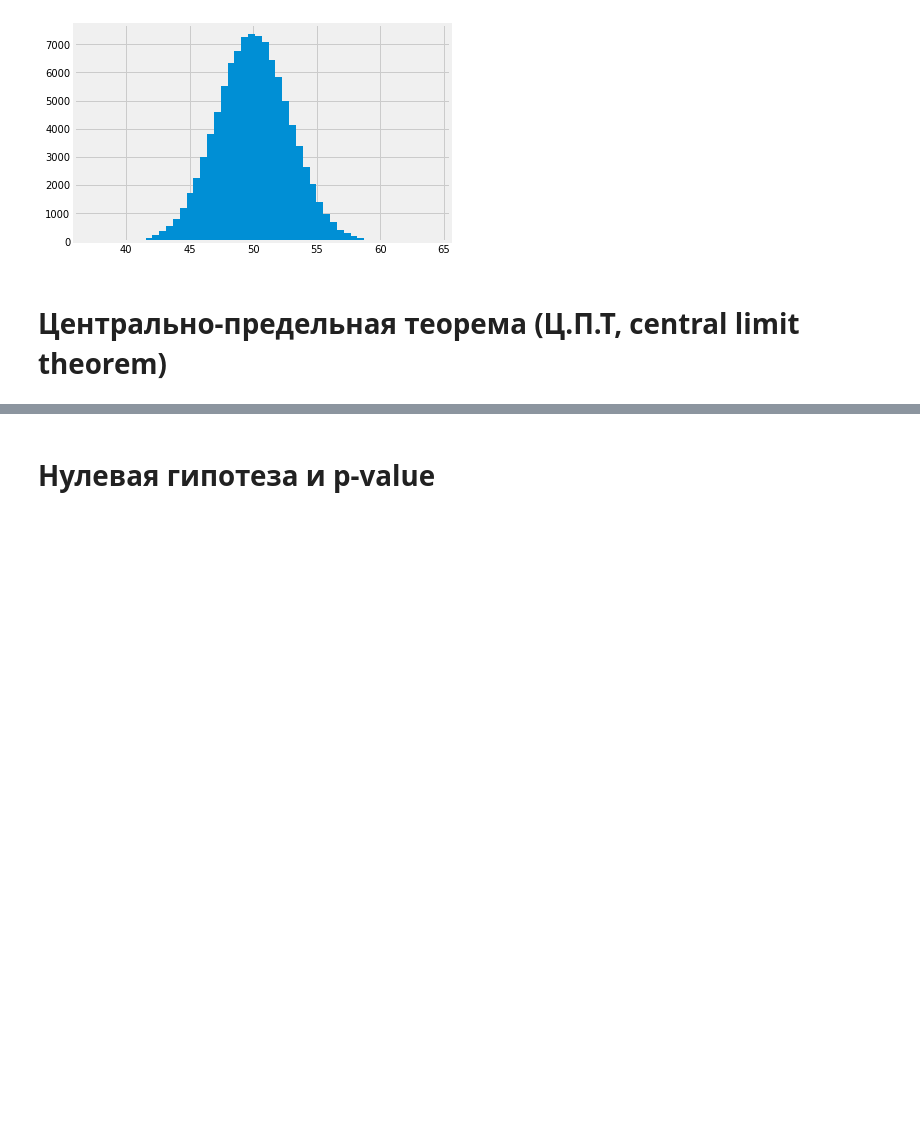
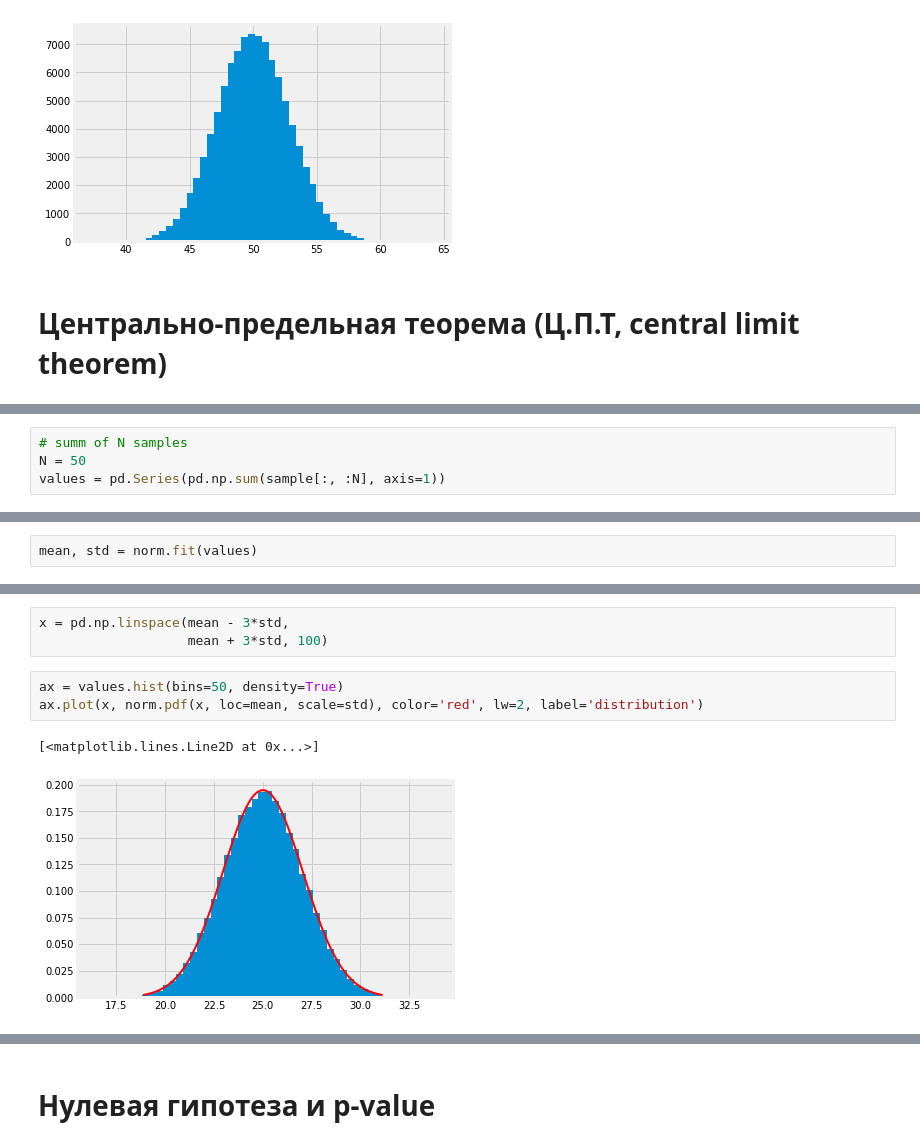
Before and after one commit to Casyfill/liceum, a Jupyter notebook: l7/1_Distributions1.ipynb, the cells around one changed output, grey strips where cells are left out. Saved outputs shown, nothing was run; the diff lists cells and outputs as text; blank space fills up the shorter version.

```diff
--- a/l7/1_Distributions1.ipynb
+++ b/l7/1_Distributions1.ipynb
@@ -53,0 +81,4 @@ pd.Series(pd.np.sum(sample[:, :N], axis=1)).hist(bins=50)
+# %%
+# summ of N samples
+N = 50
+values = pd.Series(pd.np.sum(sample[:, :N], axis=1))
@@ -53,0 +89,2 @@ pd.Series(pd.np.sum(sample[:, :N], axis=1)).hist(bins=50)
+# %%
+mean, std = norm.fit(values)
@@ -53,0 +95,9 @@ pd.Series(pd.np.sum(sample[:, :N], axis=1)).hist(bins=50)
+# %%
+x = pd.np.linspace(mean - 3*std,
+                   mean + 3*std, 100)
+# %%
+ax = values.hist(bins=50, density=True)
+ax.plot(x, norm.pdf(x, loc=mean, scale=std), color='red', lw=2, label='distribution')
+# %% [output]
+[<matplotlib.lines.Line2D at 0x...>]
+[figure, added]
```
Also changed, not shown: parts of 29 cells of this notebook.
